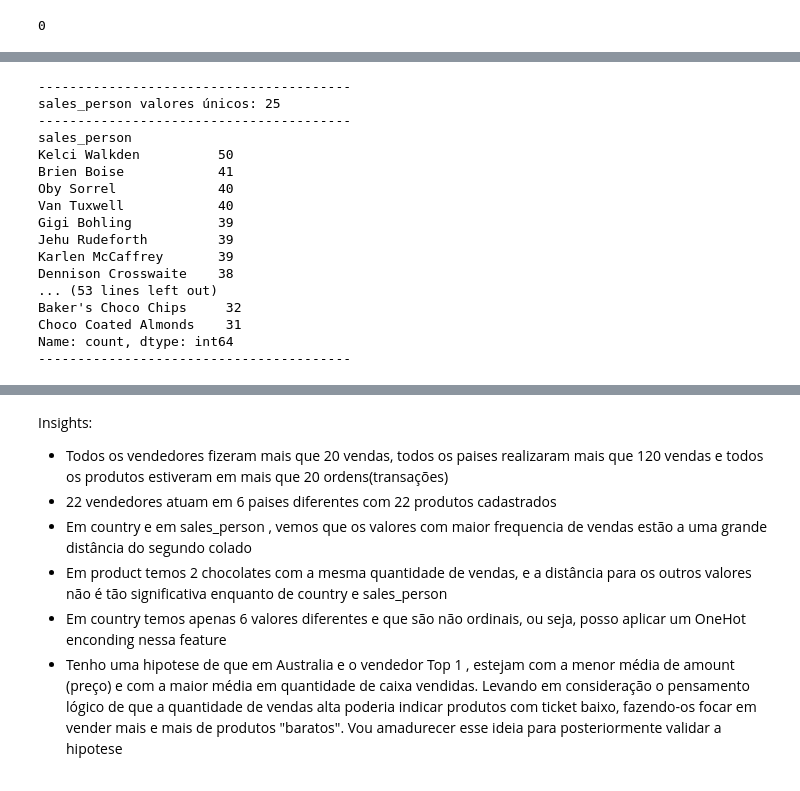
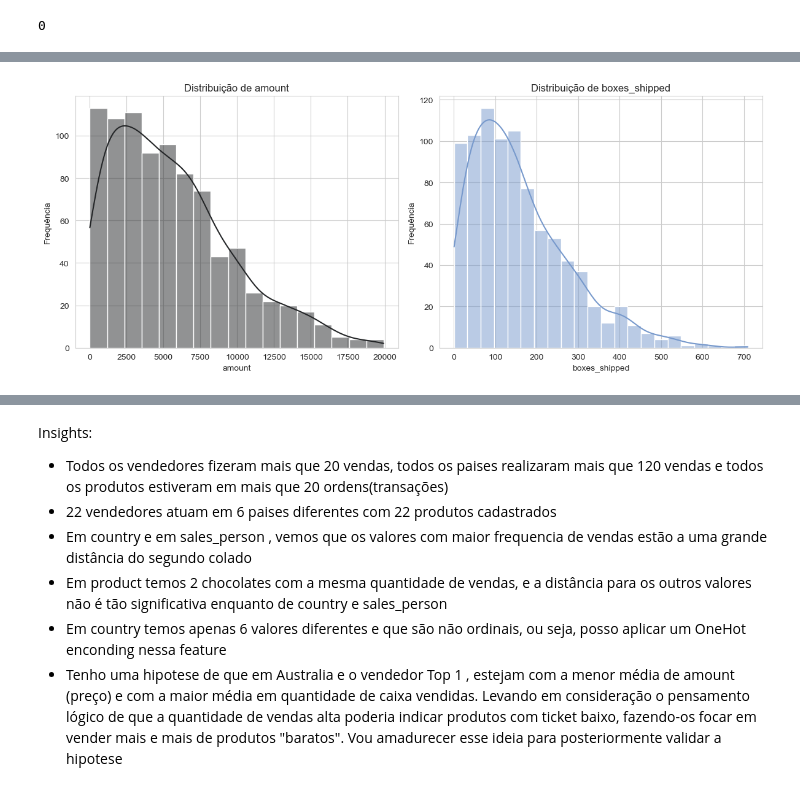
Before and after one commit to MatheusFran/ElasticidadePreco, a Jupyter notebook: notebooks/0.01-EDA.ipynb, the cells around one changed output, grey strips where cells are left out. Saved outputs shown, nothing was run; the diff lists cells and outputs as text; code cells hidden in the pictures.

```diff
--- a/notebooks/0.01-EDA.ipynb
+++ b/notebooks/0.01-EDA.ipynb
@@ -196,25 +194,4 @@ categoricalDistri(train,categorical_features)
-# %%
-print('-' *40)
-for col in categorical_features:
-    print(f'{col} valores únicos: {train[col].nunique()}')
-    print('-' *40)
-    print(f'{train[col].value_counts().sort_values(ascending=False)}')
-    print('-' *40)
-# %% [output]
-----------------------------------------
-sales_person valores únicos: 25
-----------------------------------------
-sales_person
-Kelci Walkden          50
-Brien Boise            41
-Oby Sorrel             40
-Van Tuxwell            40
-Gigi Bohling           39
-Jehu Rudeforth         39
-Karlen McCaffrey       39
-Dennison Crosswaite    38
-... (53 lines left out)
-Baker's Choco Chips     32
-Choco Coated Almonds    31
-Name: count, dtype: int64
-----------------------------------------
+# %%
+numericalDistri(train,numeric_features,2)
+# %% [output]
+[figure, added]
```
Also changed, not shown: parts of 80 cells of this notebook, 4 other files.
